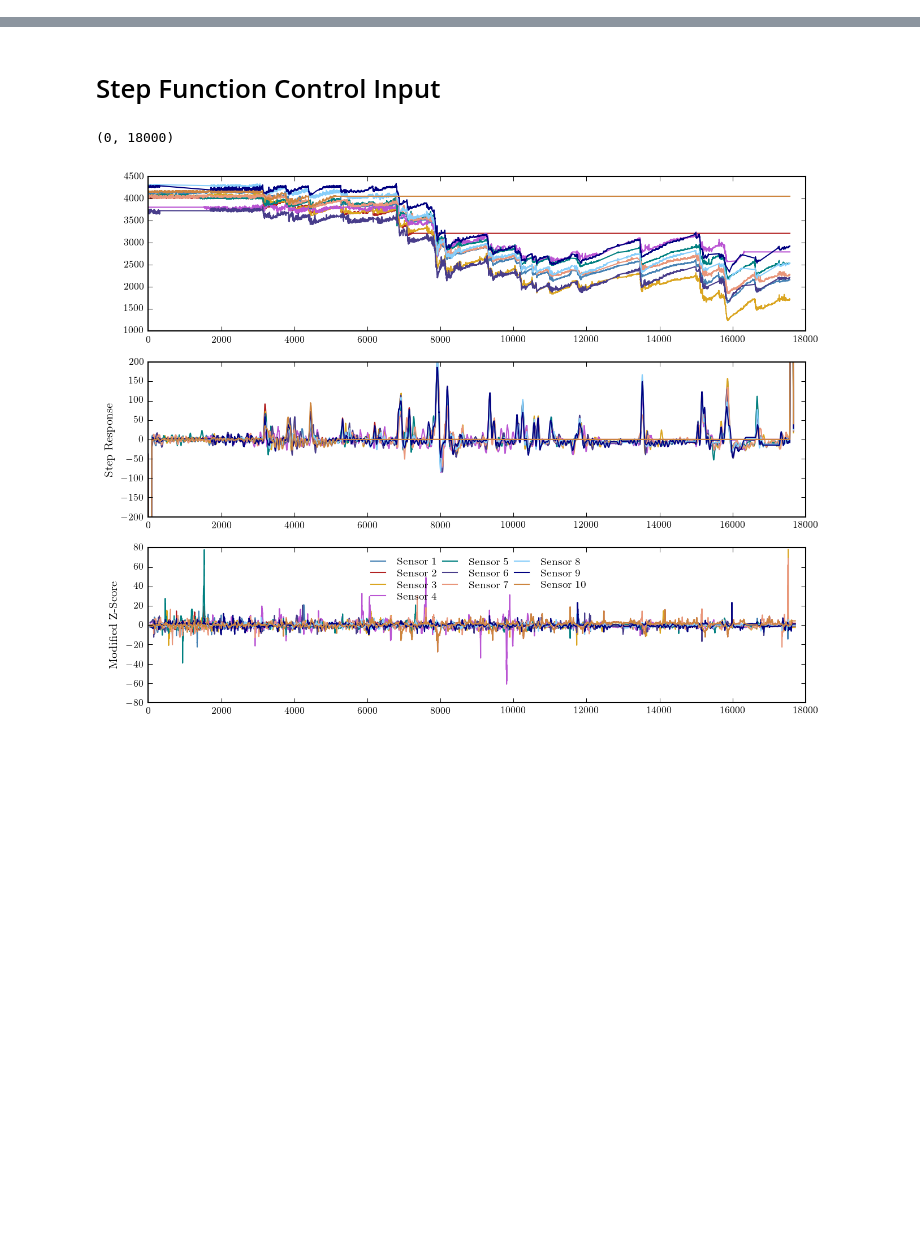
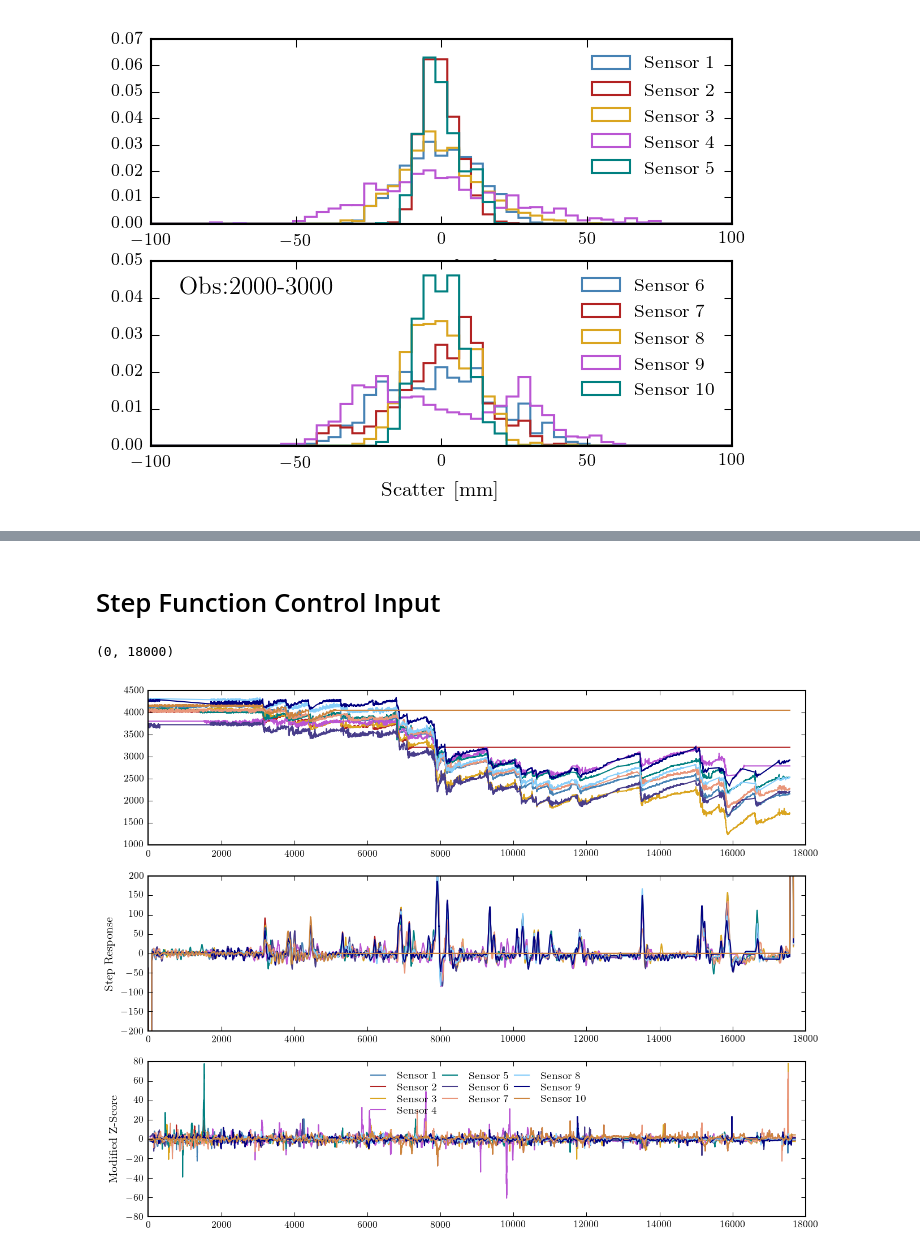
Before and after one commit to erccarls/berkely_snowfall, a Jupyter notebook: notebooks/Kalman Filter.ipynb, the cells around one changed output, grey strips where cells are left out. Cells and saved outputs as stored; diff of their text form; code cells hidden in the pictures; blank space fills up the shorter version.

```diff
--- a/notebooks/Kalman Filter.ipynb
+++ b/notebooks/Kalman Filter.ipynb
@@ -119,3 +121,66 @@ class Kalman():
+# %%
+def EstimateObservationNoise(sensor_number, start_obs, end_obs, plot=False):
+    '''
+    Estimate the Gaussian noise over an observation period.  Just subtract mean and estimate variance. NaN's are omitted.
+
+    Parameters
+    ----------
+    sensor_number : integer
+        integer index of sensor in pandas dataframe.
+
+    start_obs : integer
+        integer index of starting observation
+
+    end_obs : integer
+        integer index of ending observation
+
+    plot : bool (default true)
+        If true, plot the histogram and gaussian estimator.
+
+    Returns
+    ----------
+    variance : Variance of observation set.
+    '''
+
+    df = pd.read_pickle('../output/cluster_0_cleaned.pickle')
+    # Observations
+    Y = df['snowdepth_%i'%sensor_number].values
+    obs = Y[start_obs:end_obs]
+    obs = obs[~np.isnan(obs)]
+    obs -= np.mean(obs)
+    var = np.std(obs)**2
+    bins = np.linspace(-100,100,50)
+
+    if plot:
+        plt.hist(obs, bins=bins, histtype='step', normed=True, label='Sensor %i'%sensor_number)
+        gaus = np.exp(-bins**2/(2*var))
+        gaus = gaus / np.sum(gaus*(bins[-1]-bins[0]))
+        #plt.plot(bins, gaus)
+        plt.legend(frameon=False)
+        plt.xlabel('Scatter [mm]')
+
+    return var
+
+
+
+# What range of observations are we using to estimate the noise?
+start_obs=2000
+stop_obs=3000
+
+for i_sensor in range(1,11):
+    plt.subplot(211)
+    if i_sensor > 5:
+        plt.subplot(212)
+    EstimateObservationNoise(i_sensor, start_obs, stop_obs, plot=True)
+plt.text(.05, .82, 'Obs:%i-%i'%(start_obs, stop_obs), transform=plt.gca().transAxes)
+plt.show()
+
+# Uncomment to plot sensor 9 over the time period of interest.
+# df = pd.read_pickle('../output/cluster_0_cleaned.pickle')
+# Y = df['snowdepth_%i'%9].values
+# plt.plot(range(start_obs, stop_obs),Y[start_obs:stop_obs])
+# %% [output]
+[figure, added]
 # %%
 import pandas as pd
 import time
```
Also changed, not shown: parts of 7 cells of this notebook, 6 other files.
